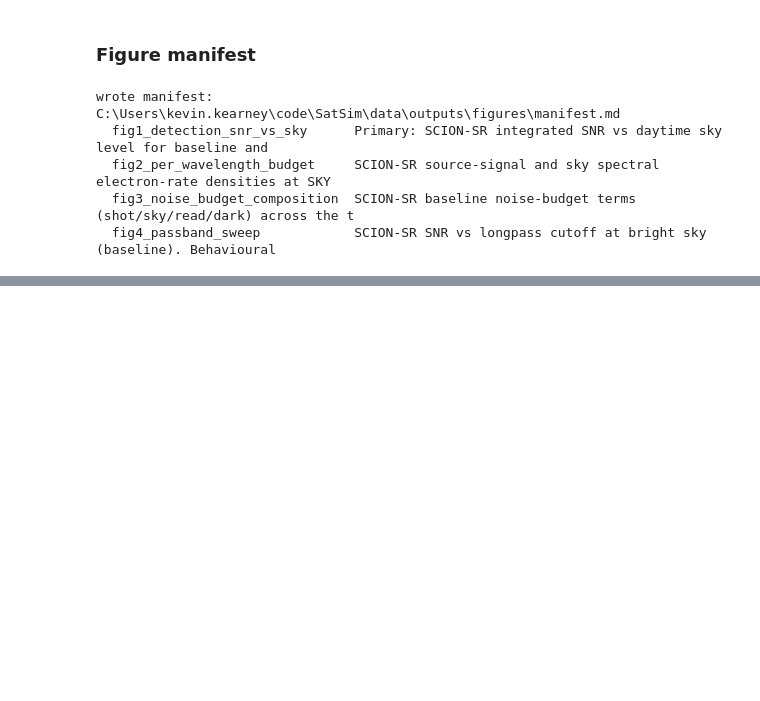
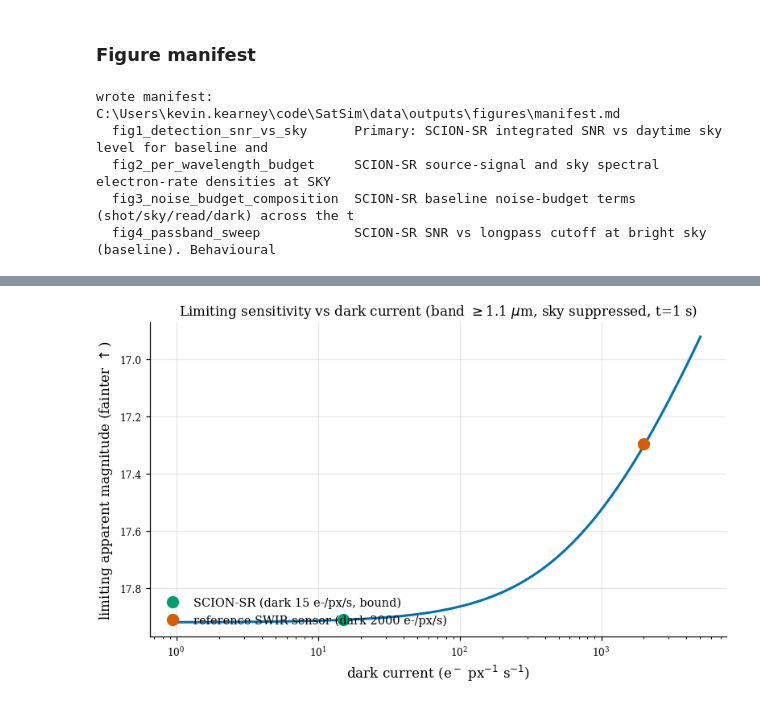
Before and after one commit to KevinKearney/SatSim, a Jupyter notebook: notebooks/radiometric_detector_comparison.ipynb, the cells around one changed output, grey strips where cells are left out. Saved outputs shown, nothing was run; the diff lists cells and outputs as text; code cells hidden in the pictures; blank space fills up the shorter version.

```diff
--- a/notebooks/radiometric_detector_comparison.ipynb
+++ b/notebooks/radiometric_detector_comparison.ipynb
@@ -811,0 +1032,17 @@ wrote manifest: C:\Users\kevin.kearney\code\SatSim\data\outputs\figures\manifest
+# %%
+darks = np.logspace(0, 3.7, 120)   # 1 .. ~5000 e-/px/s
+T_LONG = 1.0
+lm_dark = np.array([limiting_mag(SCION["qe"], OPERATIONAL_BAND_UM, SKY_SUPPRESSED, T_LONG, SCION["read_e"], dk, SCION["pitch_um"]) for dk in darks])
+fig, ax = plt.subplots()
+ax.plot(darks, lm_dark, color=CBB["blue"], lw=2)
+for d, col in ((SCION, CBB["green"]), (REFSENSOR, CBB["vermilion"])):
+    m = limiting_mag(d["qe"], OPERATIONAL_BAND_UM, SKY_SUPPRESSED, T_LONG, d["read_e"], d["dark_e_s"], d["pitch_um"])
+    ax.plot(d["dark_e_s"], m, "o", color=col, ms=9,
+            label="%s (dark %g e-/px/s%s)" % (d["label"], d["dark_e_s"], ", bound" if d["bounds"] else ""))
+ax.set_xscale("log"); ax.invert_yaxis()
+ax.set_xlabel(r"dark current (e$^-$ px$^{-1}$ s$^{-1}$)"); ax.set_ylabel("limiting apparent magnitude (fainter $\\uparrow$)")
+ax.set_title("Limiting sensitivity vs dark current (band $\\geq$1.1 $\\mu$m, sky suppressed, t=%g s)" % T_LONG)
+ax.legend(loc="lower left")
+plt.show()
+# %% [output]
+[figure, added]
```
Also changed, not shown: parts of 17 cells of this notebook.
